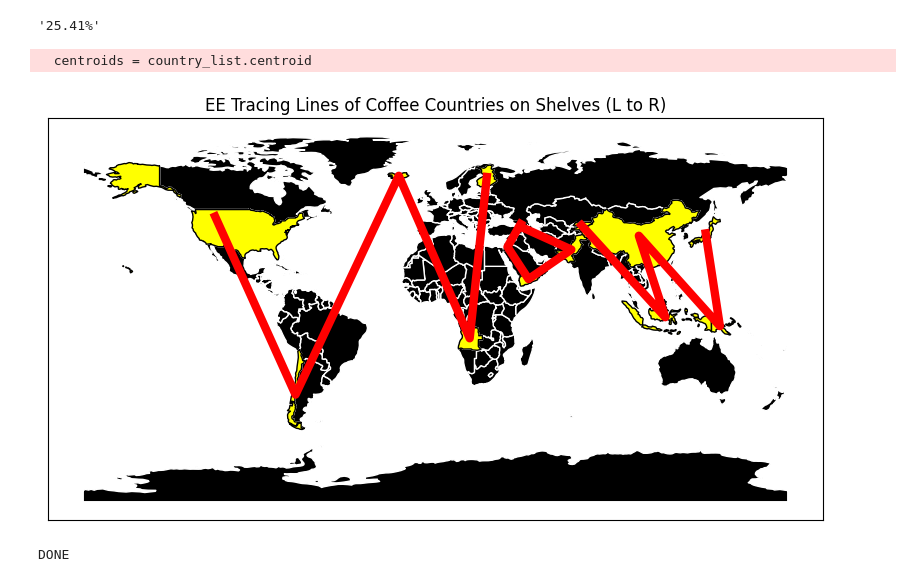
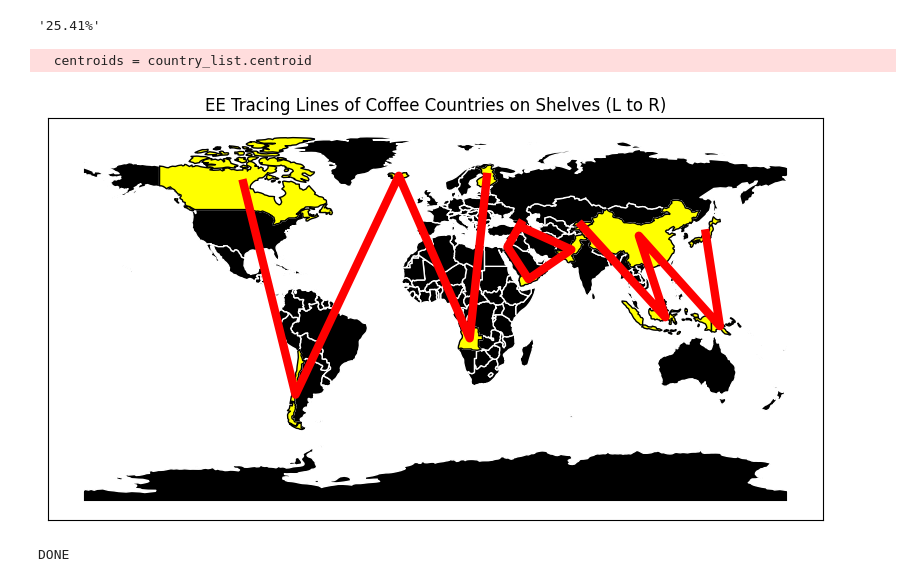
Before and after one commit to JefeThePug/Zorak-Coding-Challenges, a Jupyter notebook: building/08_DP_and_OOP-Knapsack/multiple knapsack problem.ipynb, the cells around one changed output. Cells and saved outputs as stored; diff of their text form; code cells hidden in the pictures.

```diff
--- a/building/08_DP_and_OOP-Knapsack/multiple knapsack problem.ipynb
+++ b/building/08_DP_and_OOP-Knapsack/multiple knapsack problem.ipynb
@@ -199,35 +199,35 @@ from shapely.geometry import LineString
 
 world = gpd.read_file(gpd.datasets.get_path('naturalearth_lowres'))
 
 countries = [
-    ['United States of America', 'Chile', 'Iceland', 'Angola', 'Finland'],
+    ['Canada', 'Chile', 'Iceland', 'Angola', 'Finland'],
     ['Georgia', 'Jordan', 'Yemen', 'Pakistan', 'Armenia'],
     ["Kyrgyzstan", "Indonesia", "China", "Papua New Guinea", "Japan"],
 ]
 
 selected_countries = []
 for country_group in countries:
     country_df = world[world['name'].isin(country_group)]
     country_df = country_df.sort_values(by='name', key=lambda x: [country_group.index(i) for i in x])
     selected_countries.append(country_df)
 
 ax = world.plot(figsize=(10, 6), color='black', edgecolor='white')
 
 for sc in selected_countries:
     sc.plot(ax=ax, color='yellow', edgecolor='black')
 
 for country_list in selected_countries:
     centroids = country_list.centroid
     line = LineString([point.coords[0] for point in centroids])
     plt.plot(*line.xy, color='red', linewidth=6)
 plt.xticks([])
 plt.yticks([])
 plt.title('EE Tracing Lines of Coffee Countries on Shelves (L to R)')
 plt.savefig("EE.png")
 plt.show()
 # %% [output]
   centroids = country_list.centroid
-[figure, old version]
+[figure, new version]
 # %%
 from PIL import Image, ImageSequence
 
```
Also changed, not shown: parts of 1 cell of this notebook, 14 other files.
